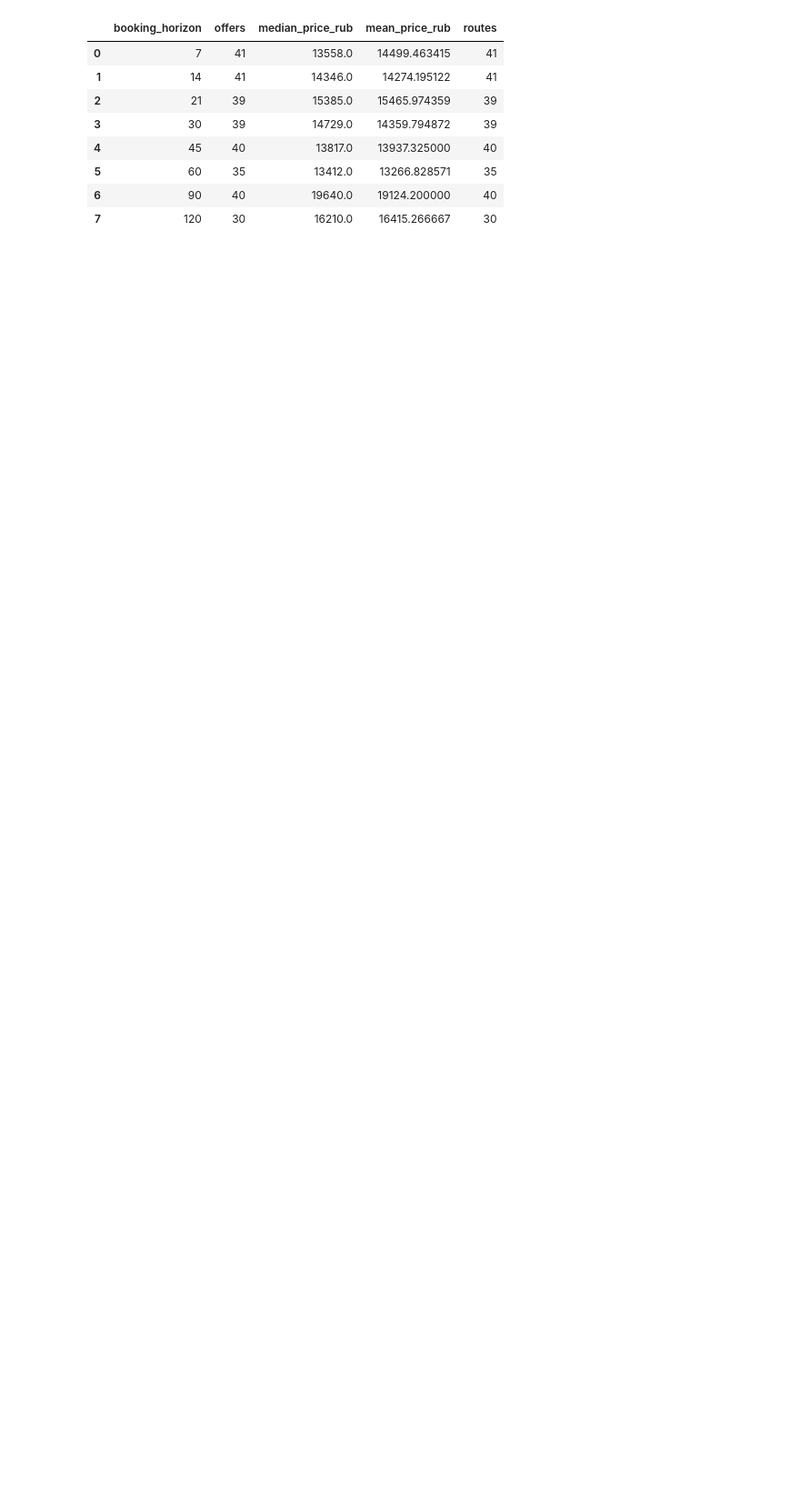
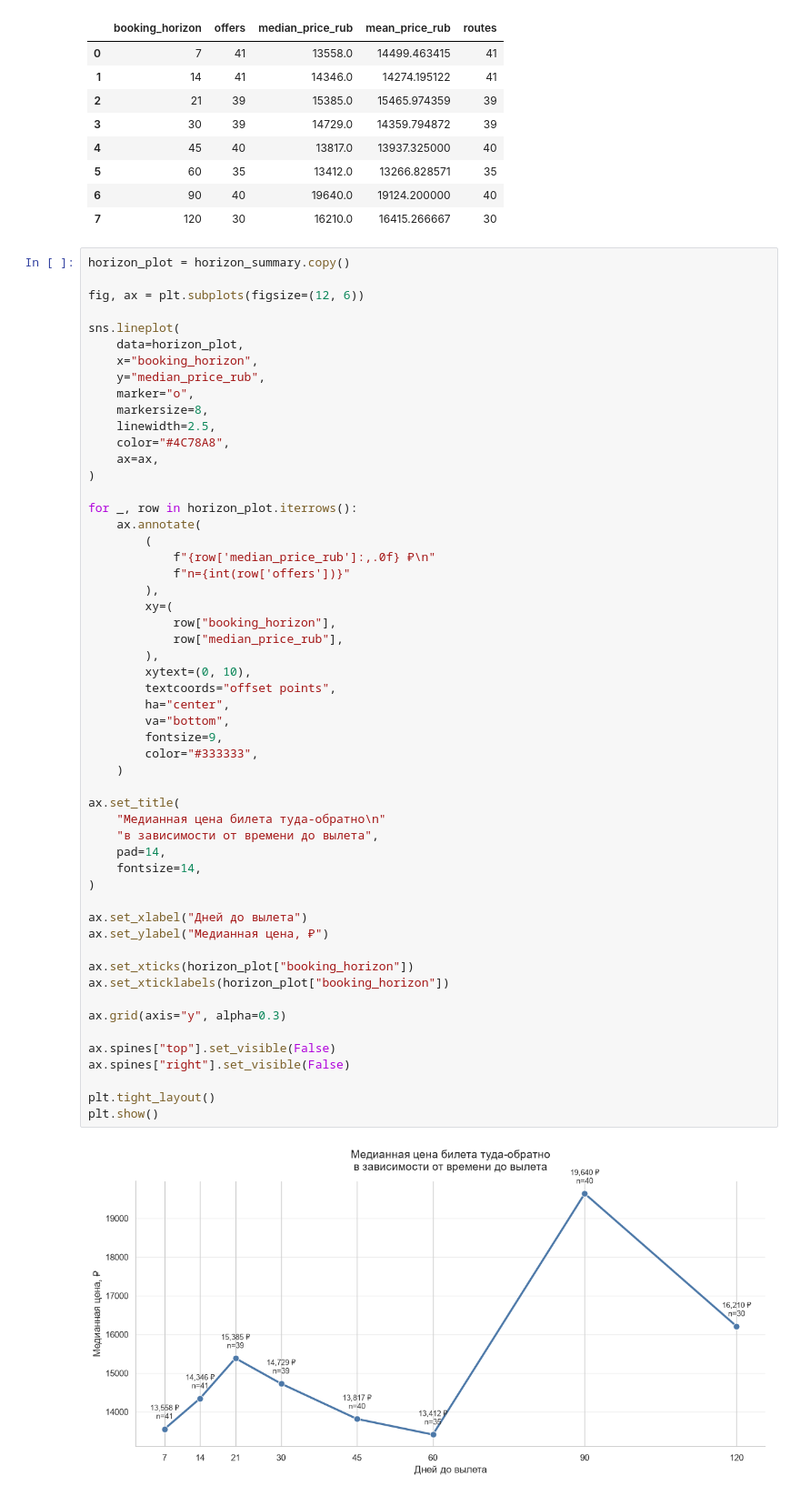
Before and after one commit to Filippova-Kristina-Valerianovna/aviasales-analytics-kit, a Jupyter notebook: notebooks/02_flight_prices_eda.ipynb, the cells around one changed output. Shown at 91% size. Drawn from its saved outputs; the diff is of its cells as text; blank space fills up the shorter version.

Commit message:
Refine booking horizon analysis

```diff
--- a/notebooks/02_flight_prices_eda.ipynb
+++ b/notebooks/02_flight_prices_eda.ipynb
@@ -789,3 +763,59 @@ display(horizon_summary)
 | 5 | 60 | 35 | 13412.0 | 13266.828571 | 35 |
 | 6 | 90 | 40 | 19640.0 | 19124.200000 | 40 |
 | 7 | 120 | 30 | 16210.0 | 16415.266667 | 30 |
+# %%
+horizon_plot = horizon_summary.copy()
+
+fig, ax = plt.subplots(figsize=(12, 6))
+
+sns.lineplot(
+    data=horizon_plot,
+    x="booking_horizon",
+    y="median_price_rub",
+    marker="o",
+    markersize=8,
+    linewidth=2.5,
+    color="#4C78A8",
+    ax=ax,
+)
+
+for _, row in horizon_plot.iterrows():
+    ax.annotate(
+        (
+            f"{row['median_price_rub']:,.0f} ₽\n"
+            f"n={int(row['offers'])}"
+        ),
+        xy=(
+            row["booking_horizon"],
+            row["median_price_rub"],
+        ),
+        xytext=(0, 10),
+        textcoords="offset points",
+        ha="center",
+        va="bottom",
+        fontsize=9,
+        color="#333333",
+    )
+
+ax.set_title(
+    "Медианная цена билета туда-обратно\n"
+    "в зависимости от времени до вылета",
+    pad=14,
+    fontsize=14,
+)
+
+ax.set_xlabel("Дней до вылета")
+ax.set_ylabel("Медианная цена, ₽")
+
+ax.set_xticks(horizon_plot["booking_horizon"])
+ax.set_xticklabels(horizon_plot["booking_horizon"])
+
+ax.grid(axis="y", alpha=0.3)
+
+ax.spines["top"].set_visible(False)
+ax.spines["right"].set_visible(False)
+
+plt.tight_layout()
+plt.show()
+# %% [output]
+[figure, added]
```
Also changed, not shown: parts of 7 cells of this notebook.
